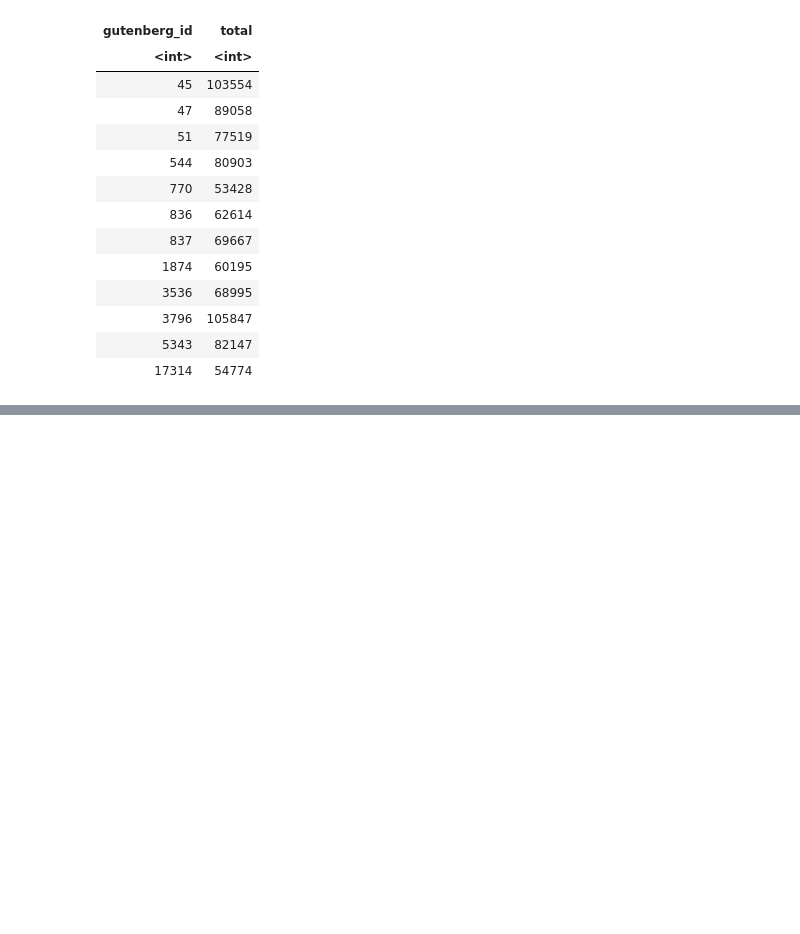
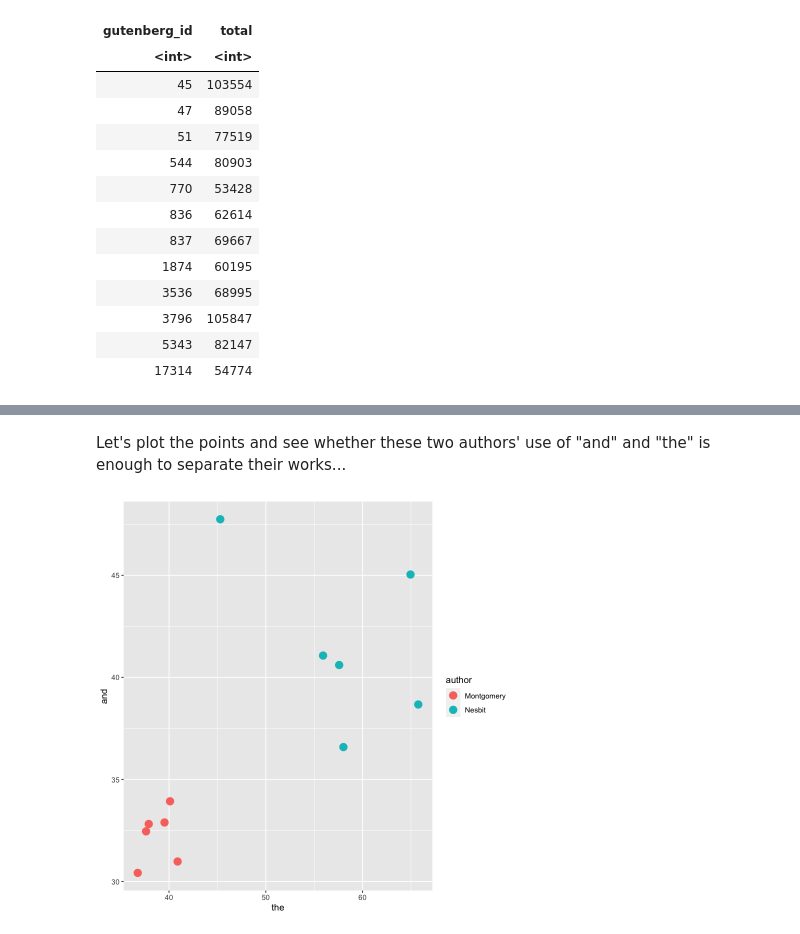
Before and after one commit to cwf2/rostock_r, a Jupyter notebook: 4 - Words.ipynb, the cells around one changed output, grey strips where cells are left out. Drawn from its saved outputs; the diff is of its cells as text; code cells hidden in the pictures; blank space fills up the shorter version.

```diff
--- a/4 - Words.ipynb
+++ b/4 - Words.ipynb
@@ -358,0 +402,4 @@ A spec_tbl_df: 12 × 4
+# %%
+counts_by_book <- counts_by_book %>%
+    left_join(totals_by_book) %>%
+    mutate(freq = 1000 * n / total)
@@ -358,0 +462,5 @@ A spec_tbl_df: 12 × 4
+# %%
+simple_dtm <- counts_by_book %>%
+    select(gutenberg_id, word, freq) %>%
+    filter(word %in% c('and', 'the')) %>%
+    pivot_wider(names_from=word, values_from=freq)
@@ -358,0 +487,4 @@ A spec_tbl_df: 12 × 4
+# %%
+simple_dtm <- corpus %>%
+    select(gutenberg_id, author) %>%
+    right_join(simple_dtm)
@@ -358,0 +511,8 @@ A spec_tbl_df: 12 × 4
+# %% [markdown]
+Let's plot the points and see whether these two authors' use of "and" and "the" is enough to separate their works...
+# %%
+ggplot(simple_dtm) +
+    aes(x=the, y=and, col=author) +
+    geom_point(size=4)
+# %% [output]
+[figure, added]
```
Also changed, not shown: parts of 30 cells of this notebook, 1 other file.
